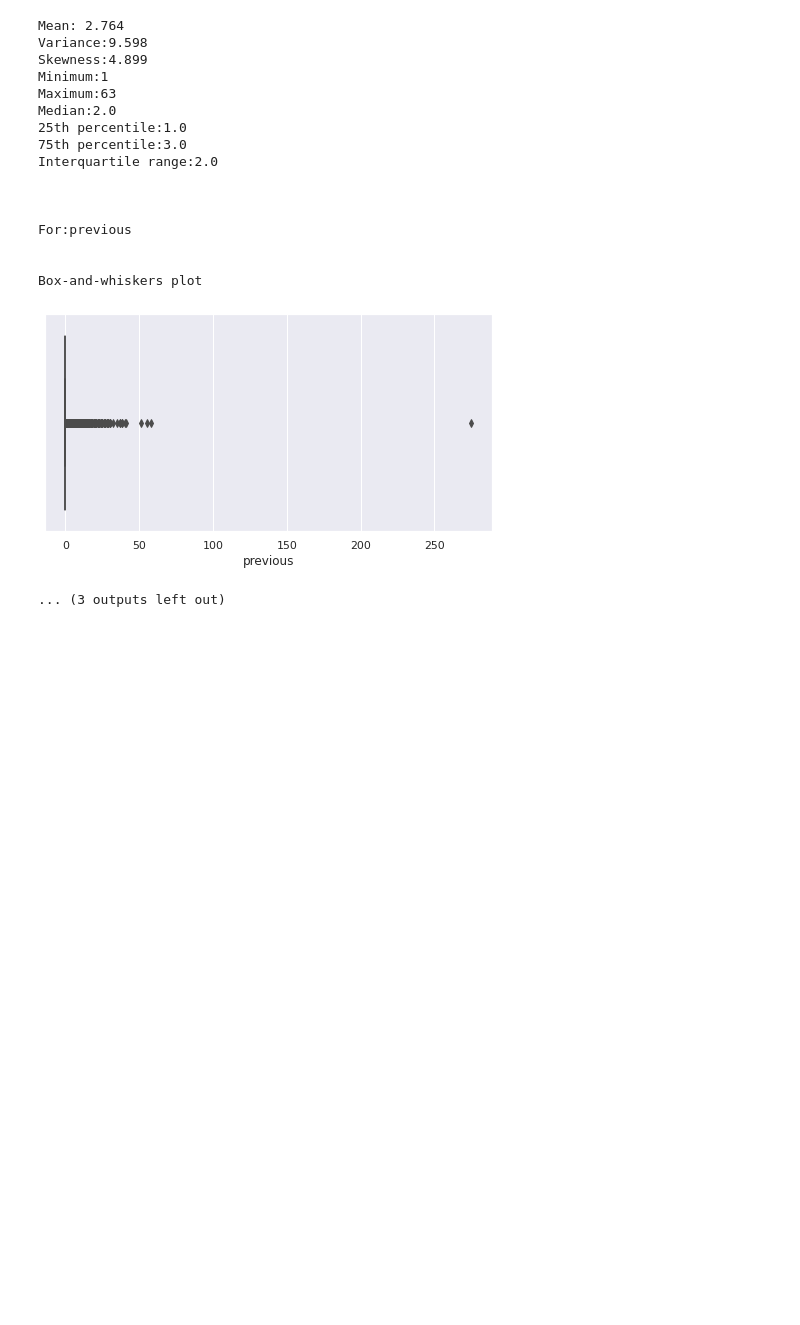
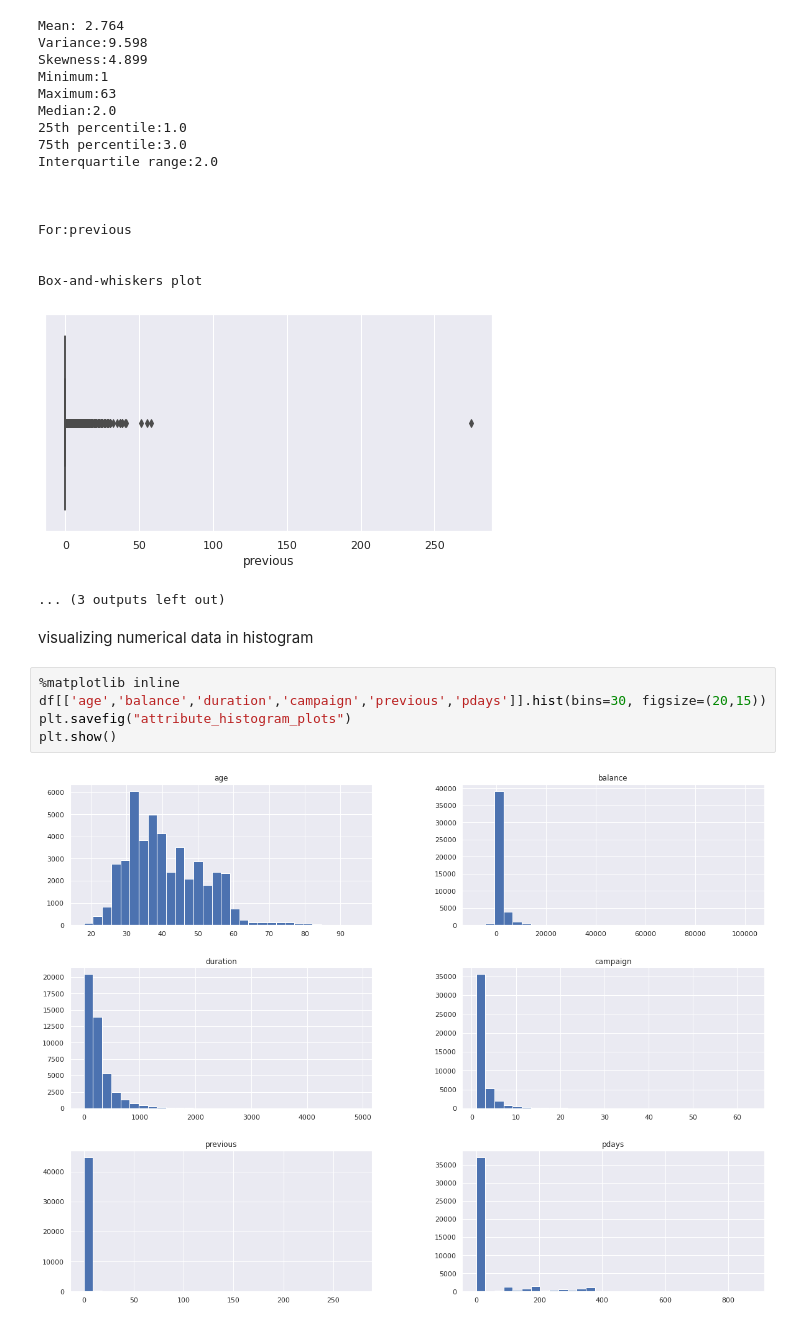
Before and after one commit to Geethika6966/wids-bank-campaign-, a Jupyter notebook: Untitled1.ipynb, the cells around one changed output. Drawn from its saved outputs; the diff is of its cells as text; blank space fills up the shorter version.

```diff
--- a/Untitled1.ipynb
+++ b/Untitled1.ipynb
@@ -254,3 +279,12 @@ For:previous
 Box-and-whiskers plot
 [figure]
 ... (3 outputs left out)
+# %% [markdown]
+visualizing numerical data in histogram
+# %%
+%matplotlib inline
+df[['age','balance','duration','campaign','previous','pdays']].hist(bins=30, figsize=(20,15))
+plt.savefig("attribute_histogram_plots")
+plt.show()
+# %% [output]
+[figure, added]
```
Also changed, not shown: parts of 4 cells of this notebook.
